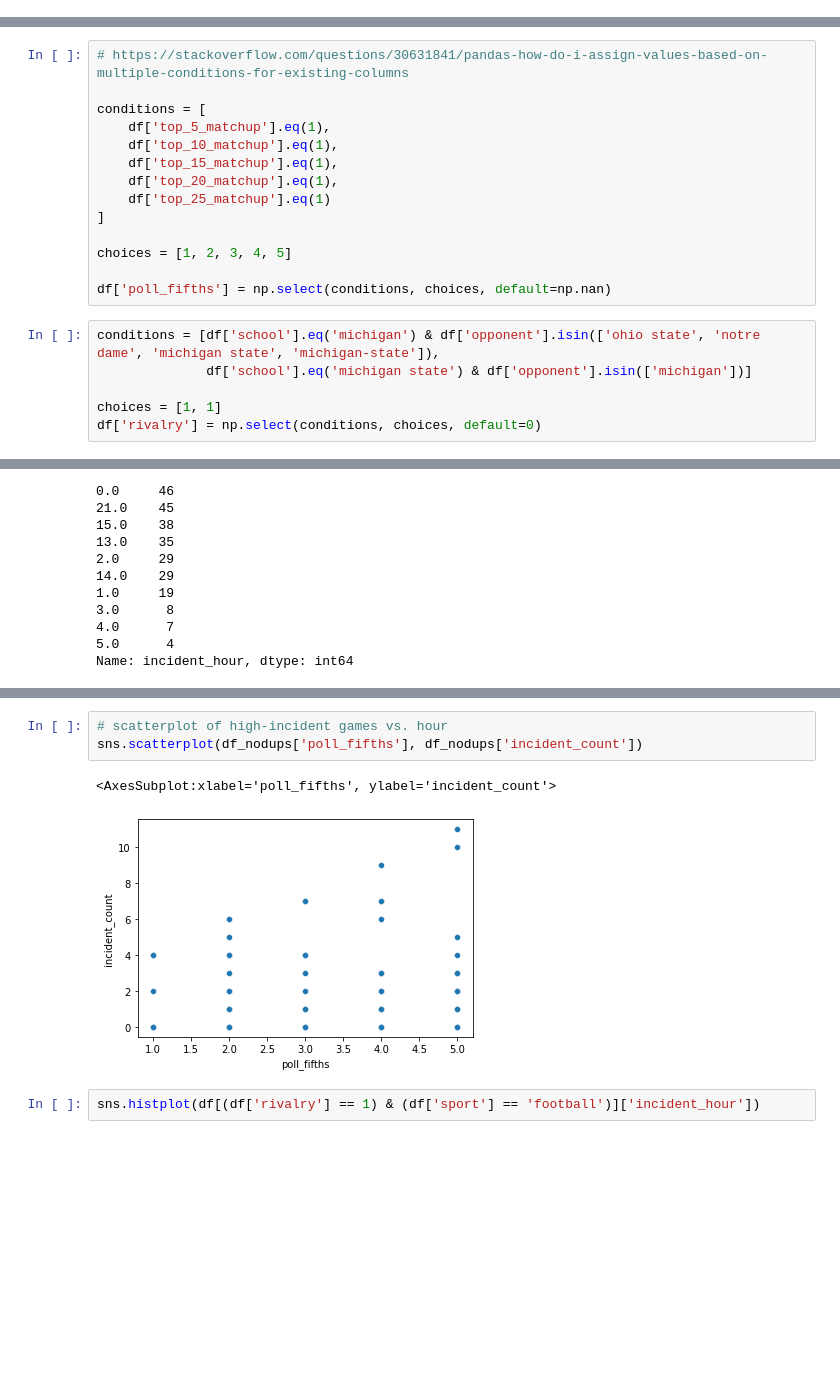
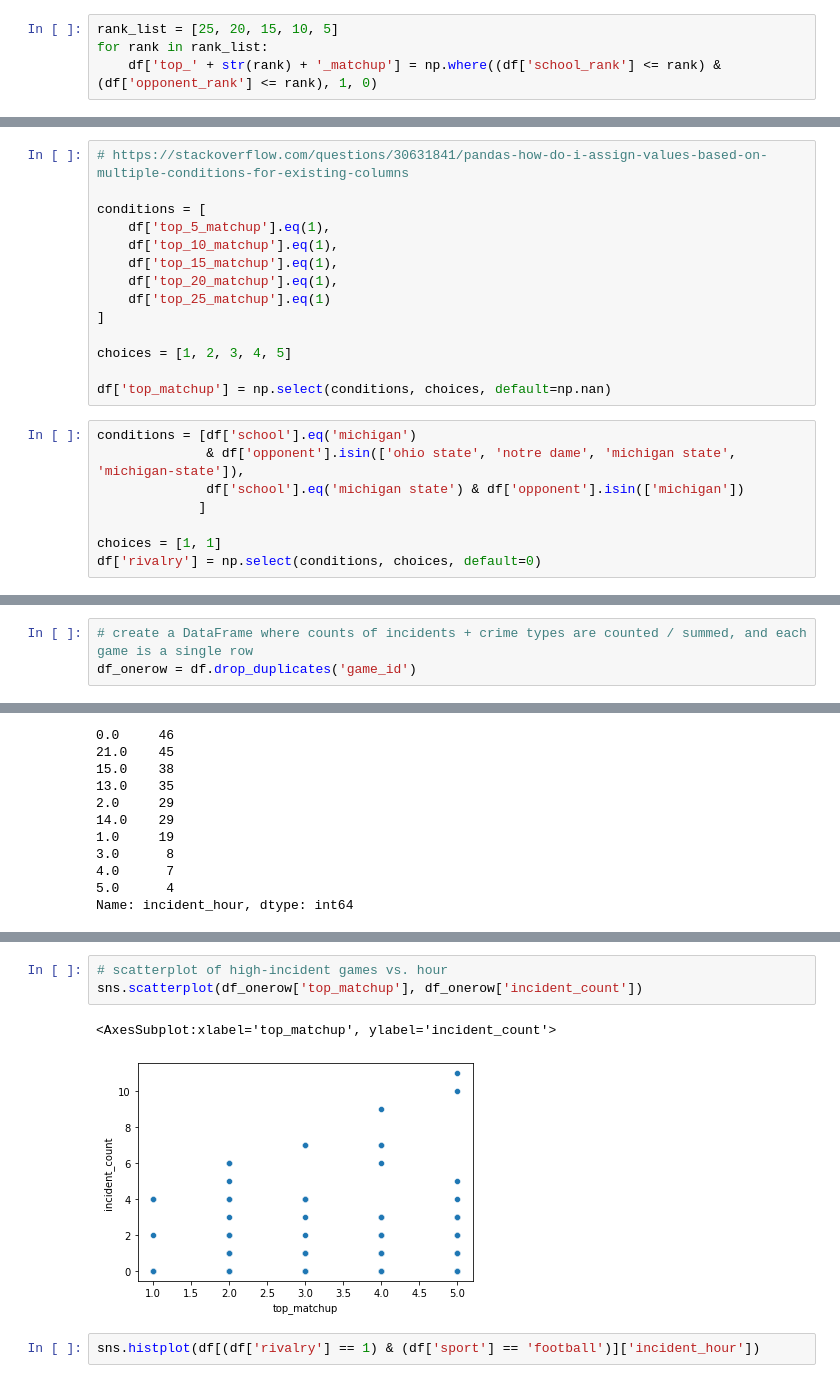
Before and after one commit to djboudia/milestone, a Jupyter notebook: 03_notebooks/06_sports_crime_eda.ipynb, the cells around one changed output, grey strips where cells are left out. Saved outputs shown, nothing was run; the diff lists cells and outputs as text; blank space fills up the shorter version.

```diff
--- a/03_notebooks/06_sports_crime_eda.ipynb
+++ b/03_notebooks/06_sports_crime_eda.ipynb
@@ -187,0 +136,4 @@ df[(df['top_10_matchup'] == 1) & (df['sport'] == 'football')][['school', 'oppone
+# %%
+rank_list = [25, 20, 15, 10, 5]
+for rank in rank_list:
+    df['top_' + str(rank) + '_matchup'] = np.where((df['school_rank'] <= rank) & (df['opponent_rank'] <= rank), 1, 0)
@@ -206,10 +238,12 @@ conditions = [
 
 choices = [1, 2, 3, 4, 5]
 
-df['poll_fifths'] = np.select(conditions, choices, default=np.nan)
+df['top_matchup'] = np.select(conditions, choices, default=np.nan)
 # %%
-conditions = [df['school'].eq('michigan') & df['opponent'].isin(['ohio state', 'notre dame', 'michigan state', 'michigan-state']),
-              df['school'].eq('michigan state') & df['opponent'].isin(['michigan'])]
+conditions = [df['school'].eq('michigan')
+              & df['opponent'].isin(['ohio state', 'notre dame', 'michigan state', 'michigan-state']),
+              df['school'].eq('michigan state') & df['opponent'].isin(['michigan'])
+             ]
 
 choices = [1, 1]
 df['rivalry'] = np.select(conditions, choices, default=0)
@@ -242,3 +253,6 @@ df[df['top_10_matchup'] == 1][:15]
+# %%
+# create a DataFrame where counts of incidents + crime types are counted / summed, and each game is a single row
+df_onerow = df.drop_duplicates('game_id')
 # %% [markdown]
 <a id='analysis'></a>
 # %% [markdown]
@@ -460,9 +685,9 @@ df[(df['rivalry'] == 1) & (df['sport'] == 'football')].head()
 # %%
 # scatterplot of high-incident games vs. hour
-sns.scatterplot(df_nodups['poll_fifths'], df_nodups['incident_count'])
+sns.scatterplot(df_onerow['top_matchup'], df_onerow['incident_count'])
 # %% [output]
-<AxesSubplot:xlabel='poll_fifths', ylabel='incident_count'>
+<AxesSubplot:xlabel='top_matchup', ylabel='incident_count'>
-[figure, old version]
+[figure, new version]
 # %%
 sns.histplot(df[(df['rivalry'] == 1) & (df['sport'] == 'football')]['incident_hour'])
 # %% [output]
```
Also changed, not shown: parts of 126 cells of this notebook.
